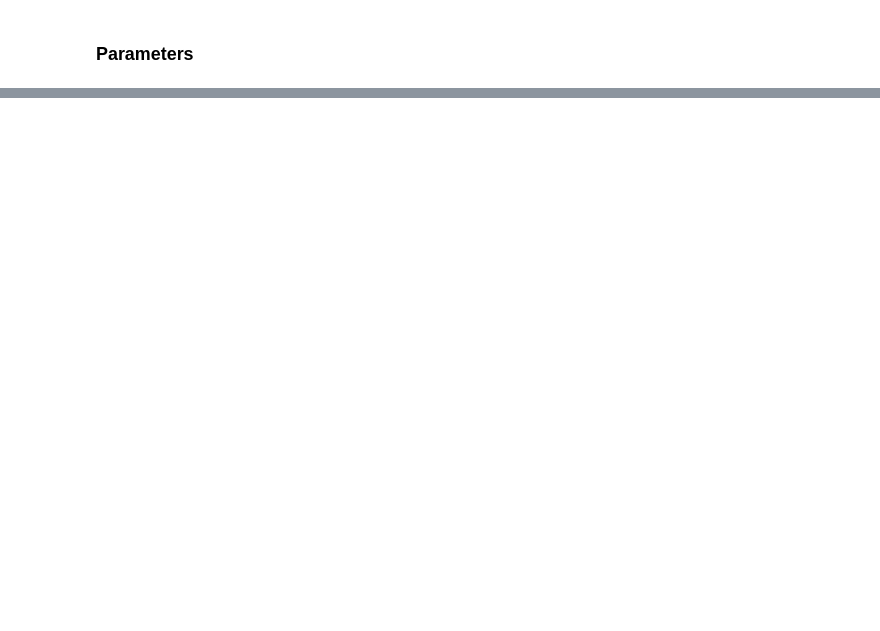
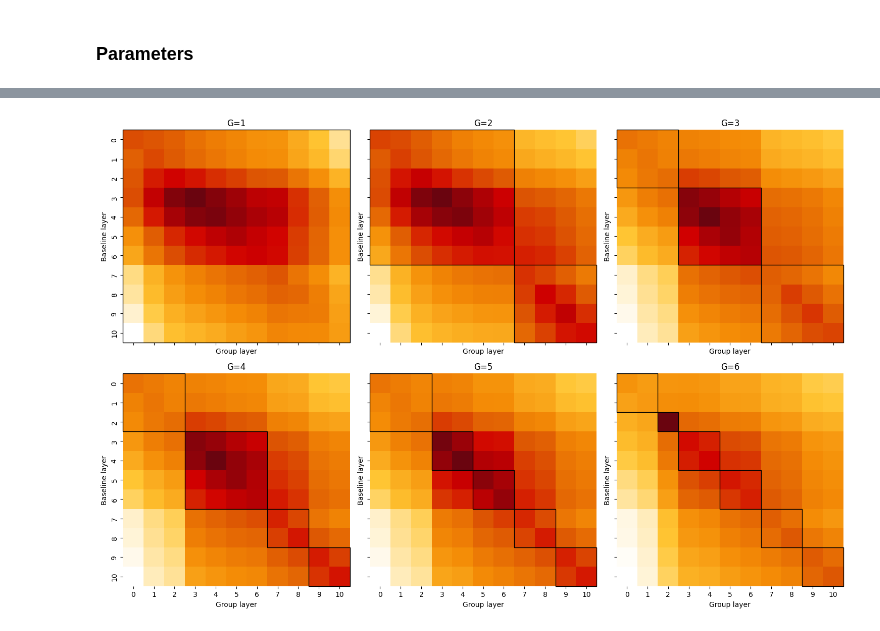
Before and after one commit to ghidav/group-sae, a Jupyter notebook: feature_concordance/analysis.ipynb, the cells around one changed output, grey strips where cells are left out. Drawn from its saved outputs; the diff is of its cells as text; code cells hidden in the pictures; blank space fills up the shorter version.

Commit message:
Updated feature concordance

```diff
--- a/feature_concordance/analysis.ipynb
+++ b/feature_concordance/analysis.ipynb
@@ -14,2 +14,8 @@ concodance_folder = f"/root/group-sae/feature_concordance/concordance/pythia-160
+# %%
+K = 3
+size = "160m"
+model_name = f"pythia-{size}"
+base_folder = f"/root/group-sae/concordance/{model_name}"
+g_hats = {"pythia-160m": 6, "pythia-1b": 6, "pythia-410m": 9}
 # %%
-concordance_matrix = np.load(os.path.join(concodance_folder, "concordance.npy"))
+concordance_matrix = np.load(os.path.join(base_folder, "concordance.npy"))
@@ -78,0 +22,83 @@ plt.show()
+# %%
+# Load the cluster map (assumed to be a dict with keys as K values, e.g., "3", "4", "5", etc.)
+cluster_map = load_cluster_map(size)
+cluster_map = {str(k): v for k, v in cluster_map.items() if int(k) <= g_hats[model_name]}
+
+# Get a sorted list of K values (as strings) from the cluster map.
+Ks = sorted(cluster_map.keys(), key=int)
+
+# Define the color palette and create the colormap.
+palette = ["#FFFFFF", "#FFC533", "#f48c06", "#DD5703", "#d00000", "#6A040F"]
+cmap = LinearSegmentedColormap.from_list("paper", palette)
+
+# Create a grid for subplots: 3 columns and enough rows.
+ncols = 3
+nrows = math.ceil(len(Ks) / ncols)
+fig, axes = plt.subplots(nrows, ncols, figsize=(5 * ncols, 5 * nrows), sharex=True, sharey=True)
+axes = axes.flatten()  # simplify iterating over axes
+
+# Loop over each K and plot its heatmap and cluster boundaries.
+for ax, K in zip(axes, Ks):
+    # Build the folder path and load the concordance matrix.
+    concordance_folder = os.path.join(base_folder, K)
+    concordance_matrix = np.load(os.path.join(concordance_folder, "concordance.npy"))
+
+    # Get cluster labels for the current K.
+    cluster_labels = cluster_map[K]
+
+    # Compute the contiguous blocks in the ordering.
+    unique_labels, inv = np.unique(cluster_labels, return_inverse=True)
+    n = len(inv)
+    blocks = []
+    start = 0
+    for i in range(1, n):
+        if inv[i] != inv[i - 1]:
+            blocks.append((start, i))
+            start = i
+    blocks.append((start, n))  # add the final block
+    print(f"Blocks for K={K}: {blocks}")
+
+    # Check if any cluster is composed of a single layer.
+    has_single_layer = any((end - start) == 1 for start, end in blocks)
+    # Adjust vmax accordingly: if there's a single-layer cluster, scale down vmax.
+    if has_single_layer:
+        vmax_val = concordance_matrix.max() * 0.3
+    else:
+        vmax_val = concordance_matrix.max()
+
+    # Plot the heatmap with the adjusted vmax.
+    sns.heatmap(concordance_matrix, cmap=cmap, ax=ax, cbar=False, vmax=vmax_val)
+    ax.set_title("G={}".format(K))
+    ax.set_xlabel("Group layer")
+    ax.set_ylabel("Baseline layer")
+
+    # Add a border to the heatmap by customizing the axis spines.
+    # for spine in ax.spines.values():
+    #     spine.set_edgecolor("black")
+    #     spine.set_linewidth(0)
+
+    # Draw a square (a Rectangle with equal width and height) for each contiguous cluster block.
+    for start, end in blocks:
+        width = end - start
+        rect = patches.Rectangle(
+            (start, start),
+            width,
+            width,
+            fill=False,
+            edgecolor="black",
+            lw=1,
+            clip_on=False,
+        )
+        ax.add_patch(rect)
+
+# Turn off any extra axes if there are more subplots than Ks.
+for ax in axes[len(Ks) :]:
+    ax.axis("off")
+
+plt.tight_layout()
+os.makedirs("imgs", exist_ok=True)
+plt.savefig(
+    os.path.join("imgs", f"concordance_{model_name}_all.png"), bbox_inches="tight", dpi=300
+)
+plt.show()
+# %% [output]
@@ -78,0 +111 @@ plt.show()
+[figure, added]
```
Also changed, not shown: parts of 5 cells of this notebook, 4 other files.
